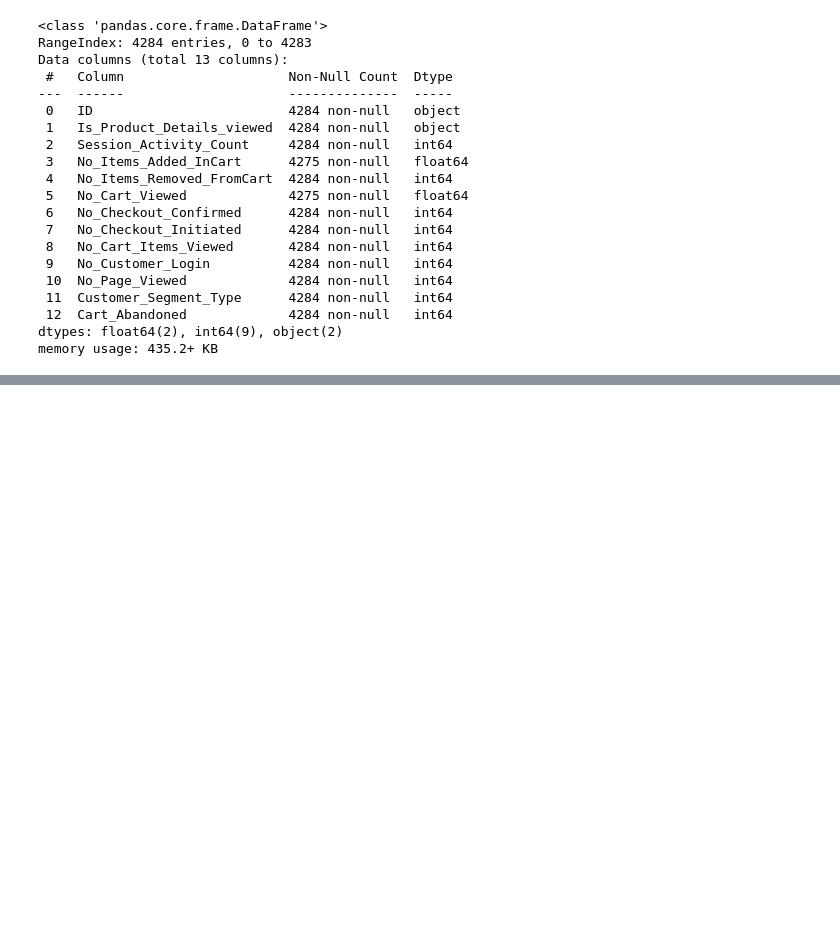
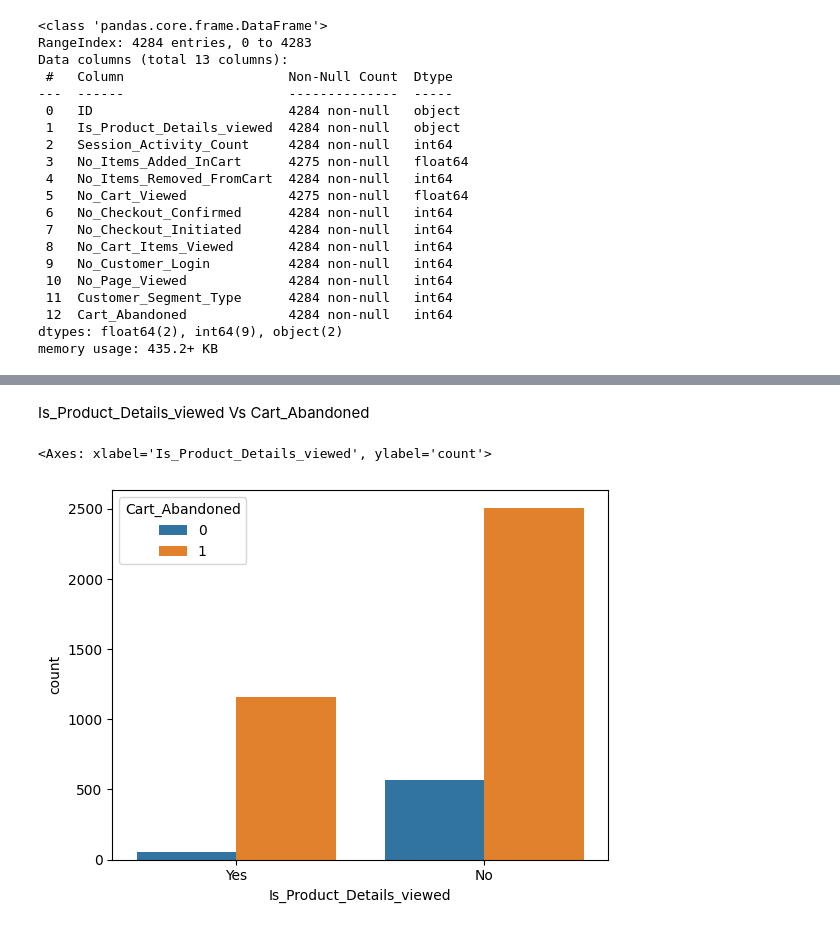
Before and after one commit to newneo4/c18-60-m-data-bi, a Jupyter notebook: notebooks/etl.ipynb, the cells around one changed output, grey strips where cells are left out. Drawn from its saved outputs; the diff is of its cells as text; code cells hidden in the pictures; blank space fills up the shorter version.

```diff
--- a/notebooks/etl.ipynb
+++ b/notebooks/etl.ipynb
@@ -54,0 +112,7 @@ df_pb = data.copy()
+# %% [markdown]
+Is_Product_Details_viewed Vs Cart_Abandoned
+# %%
+sns.countplot(x=data.Is_Product_Details_viewed,hue=data.Cart_Abandoned)
+# %% [output]
+<Axes: xlabel='Is_Product_Details_viewed', ylabel='count'>
+[figure, added]
```
Also changed, not shown: parts of 58 cells of this notebook.
